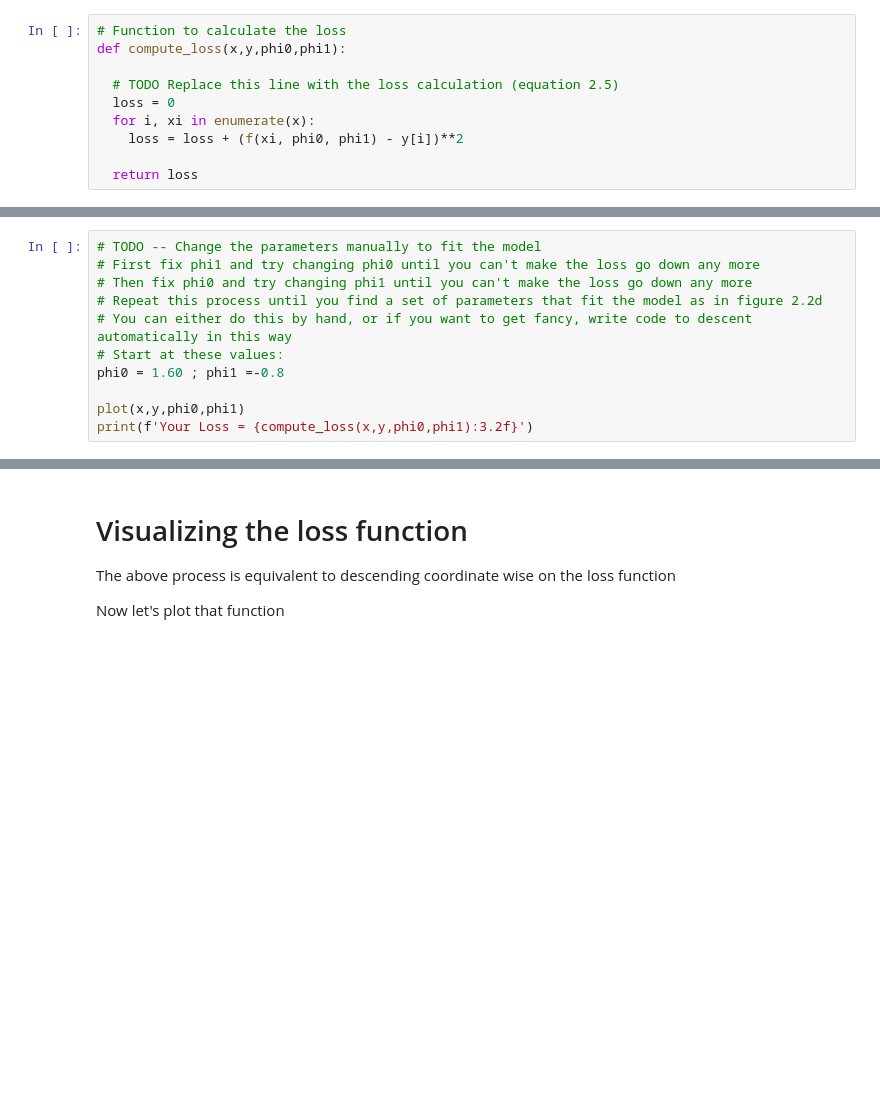
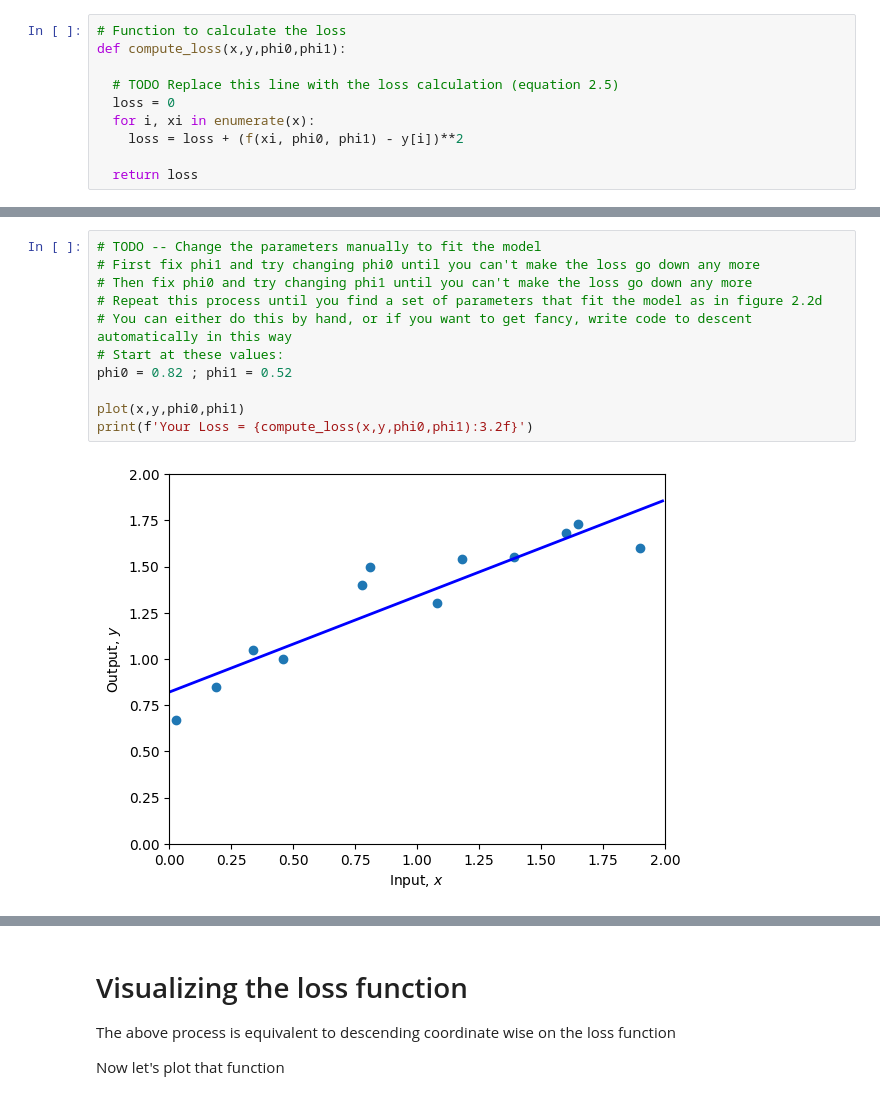
Before and after one commit to Hati1010/udlbook, a Jupyter notebook: Notebooks/Chap02/2_1_Supervised_Learning.ipynb, the cells around one changed output, grey strips where cells are left out. Cells and saved outputs as stored; diff of their text form; blank space fills up the shorter version.

```diff
--- a/Notebooks/Chap02/2_1_Supervised_Learning.ipynb
+++ b/Notebooks/Chap02/2_1_Supervised_Learning.ipynb
@@ -71,11 +81,13 @@ print(f'Your Loss = {loss:3.2f}, Ground truth =10.28')
 # %%
 # TODO -- Change the parameters manually to fit the model
 # First fix phi1 and try changing phi0 until you can't make the loss go down any more
 # Then fix phi0 and try changing phi1 until you can't make the loss go down any more
 # Repeat this process until you find a set of parameters that fit the model as in figure 2.2d
 # You can either do this by hand, or if you want to get fancy, write code to descent automatically in this way
 # Start at these values:
-phi0 = 1.60 ; phi1 =-0.8
+phi0 = 0.82 ; phi1 = 0.52
 
 plot(x,y,phi0,phi1)
 print(f'Your Loss = {compute_loss(x,y,phi0,phi1):3.2f}')
+# %% [output]
+[figure, added]
```
Also changed, not shown: parts of 6 cells of this notebook.
